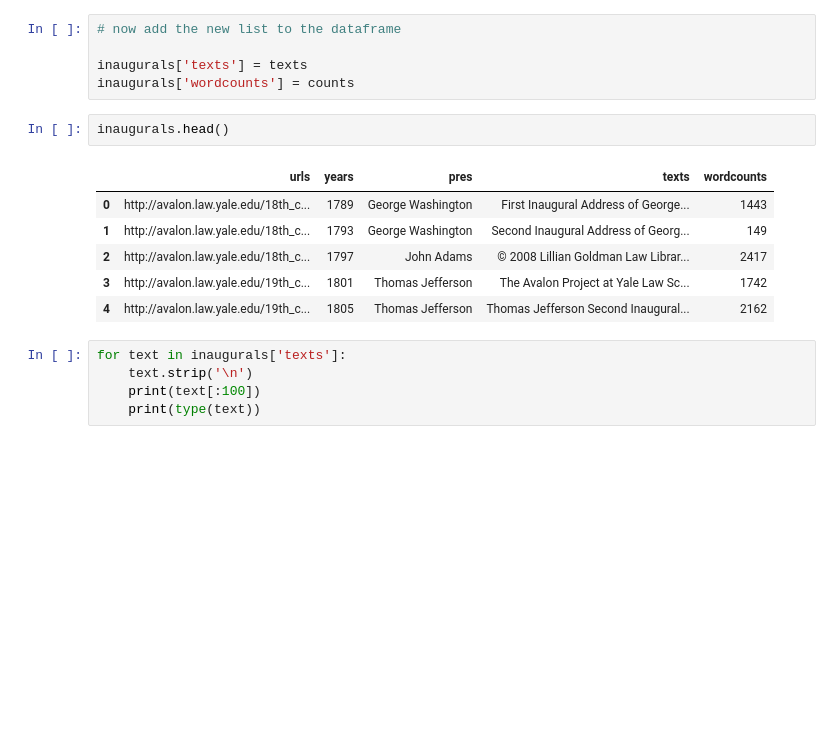
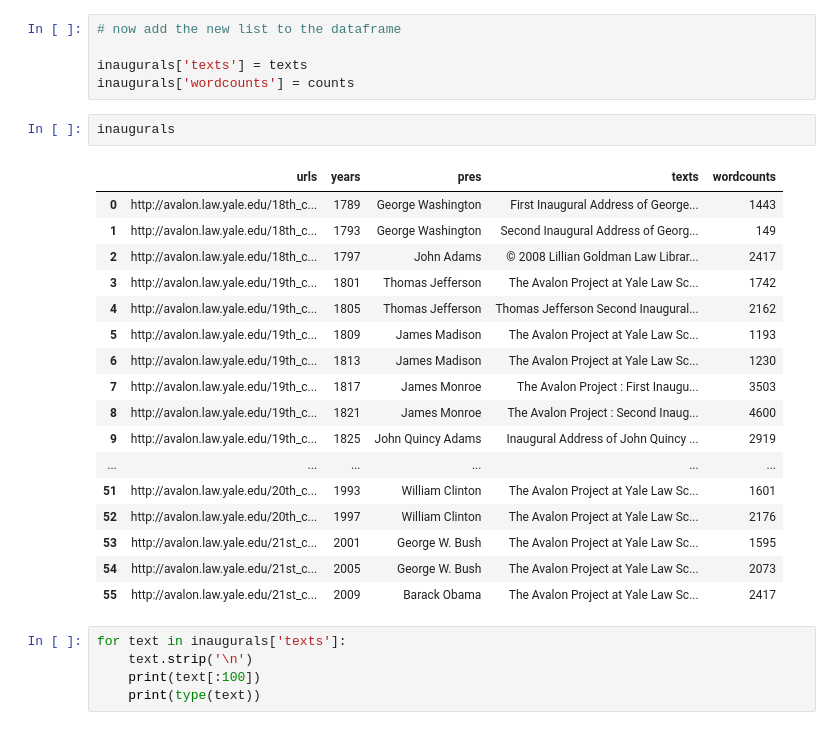
Before and after one commit to historybman/EADA, a Jupyter notebook: Inaugural_adds.ipynb, the cells around one changed output. Drawn from its saved outputs; the diff is of its cells as text; blank space fills up the shorter version.

```diff
--- a/Inaugural_adds.ipynb
+++ b/Inaugural_adds.ipynb
@@ -206,14 +206,25 @@ print(counts)
 inaugurals['texts'] = texts
 inaugurals['wordcounts'] = counts
 # %%
-inaugurals.head()
+inaugurals
 # %% [output]
 |  | urls | years | pres | texts | wordcounts |
 | 0 | http://avalon.law.yale.edu/18th_c... | 1789 | George Washington | First Inaugural Address of George... | 1443 |
 | 1 | http://avalon.law.yale.edu/18th_c... | 1793 | George Washington | Second Inaugural Address of Georg... | 149 |
 | 2 | http://avalon.law.yale.edu/18th_c... | 1797 | John Adams | © 2008 Lillian Goldman Law Librar... | 2417 |
 | 3 | http://avalon.law.yale.edu/19th_c... | 1801 | Thomas Jefferson | The Avalon Project at Yale Law Sc... | 1742 |
 | 4 | http://avalon.law.yale.edu/19th_c... | 1805 | Thomas Jefferson | Thomas Jefferson Second Inaugural... | 2162 |
+| 5 | http://avalon.law.yale.edu/19th_c... | 1809 | James Madison | The Avalon Project at Yale Law Sc... | 1193 |
+| 6 | http://avalon.law.yale.edu/19th_c... | 1813 | James Madison | The Avalon Project at Yale Law Sc... | 1230 |
+| 7 | http://avalon.law.yale.edu/19th_c... | 1817 | James Monroe | The Avalon Project : First Inaugu... | 3503 |
+| 8 | http://avalon.law.yale.edu/19th_c... | 1821 | James Monroe | The Avalon Project : Second Inaug... | 4600 |
+| 9 | http://avalon.law.yale.edu/19th_c... | 1825 | John Quincy Adams | Inaugural Address of John Quincy ... | 2919 |
+| ... | ... | ... | ... | ... | ... |
+| 51 | http://avalon.law.yale.edu/20th_c... | 1993 | William Clinton | The Avalon Project at Yale Law Sc... | 1601 |
+| 52 | http://avalon.law.yale.edu/20th_c... | 1997 | William Clinton | The Avalon Project at Yale Law Sc... | 2176 |
+| 53 | http://avalon.law.yale.edu/21st_c... | 2001 | George W. Bush | The Avalon Project at Yale Law Sc... | 1595 |
+| 54 | http://avalon.law.yale.edu/21st_c... | 2005 | George W. Bush | The Avalon Project at Yale Law Sc... | 2073 |
+| 55 | http://avalon.law.yale.edu/21st_c... | 2009 | Barack Obama | The Avalon Project at Yale Law Sc... | 2417 |
 # %%
 for text in inaugurals['texts']:
     text.strip('\n')
```
Also changed, not shown: parts of 2 cells of this notebook, 11 other files.
